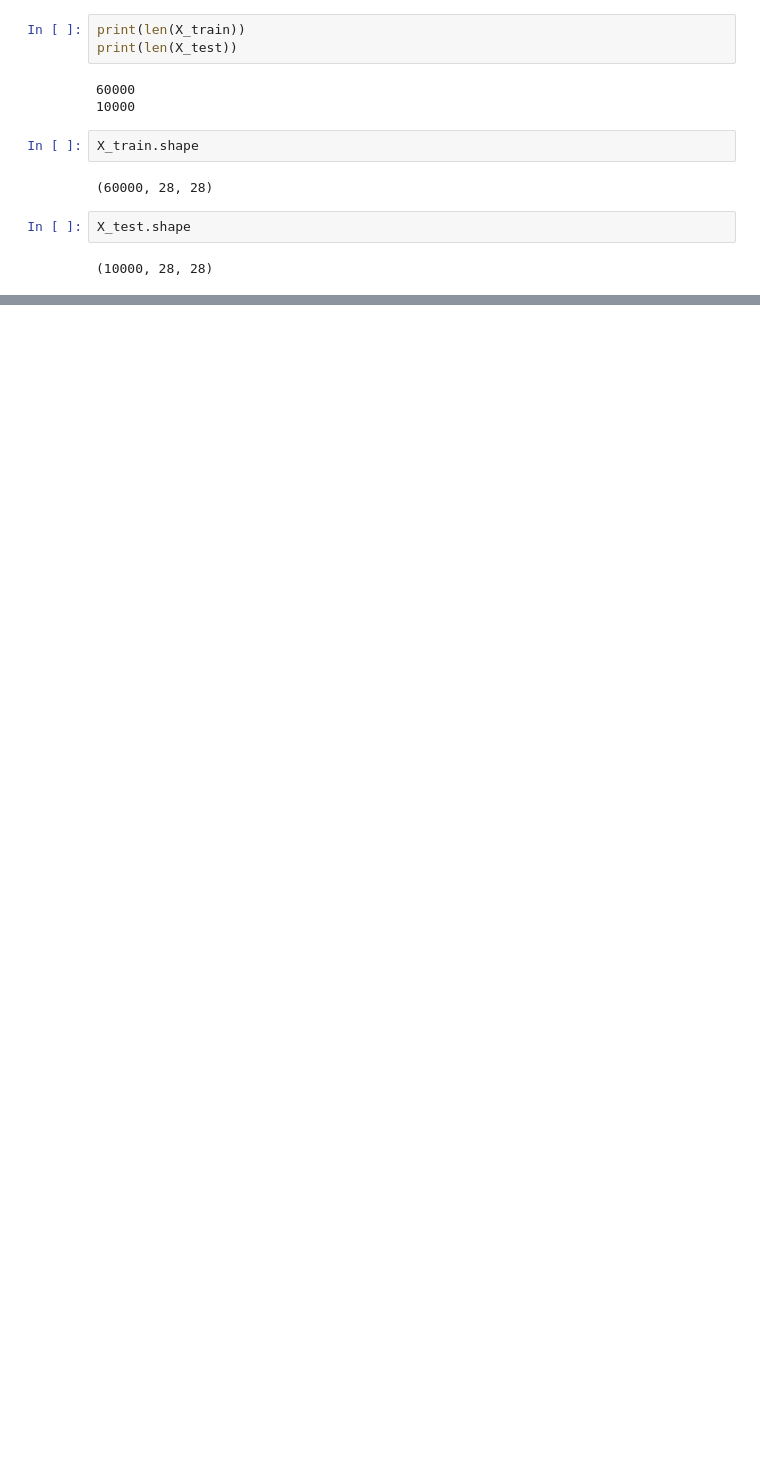
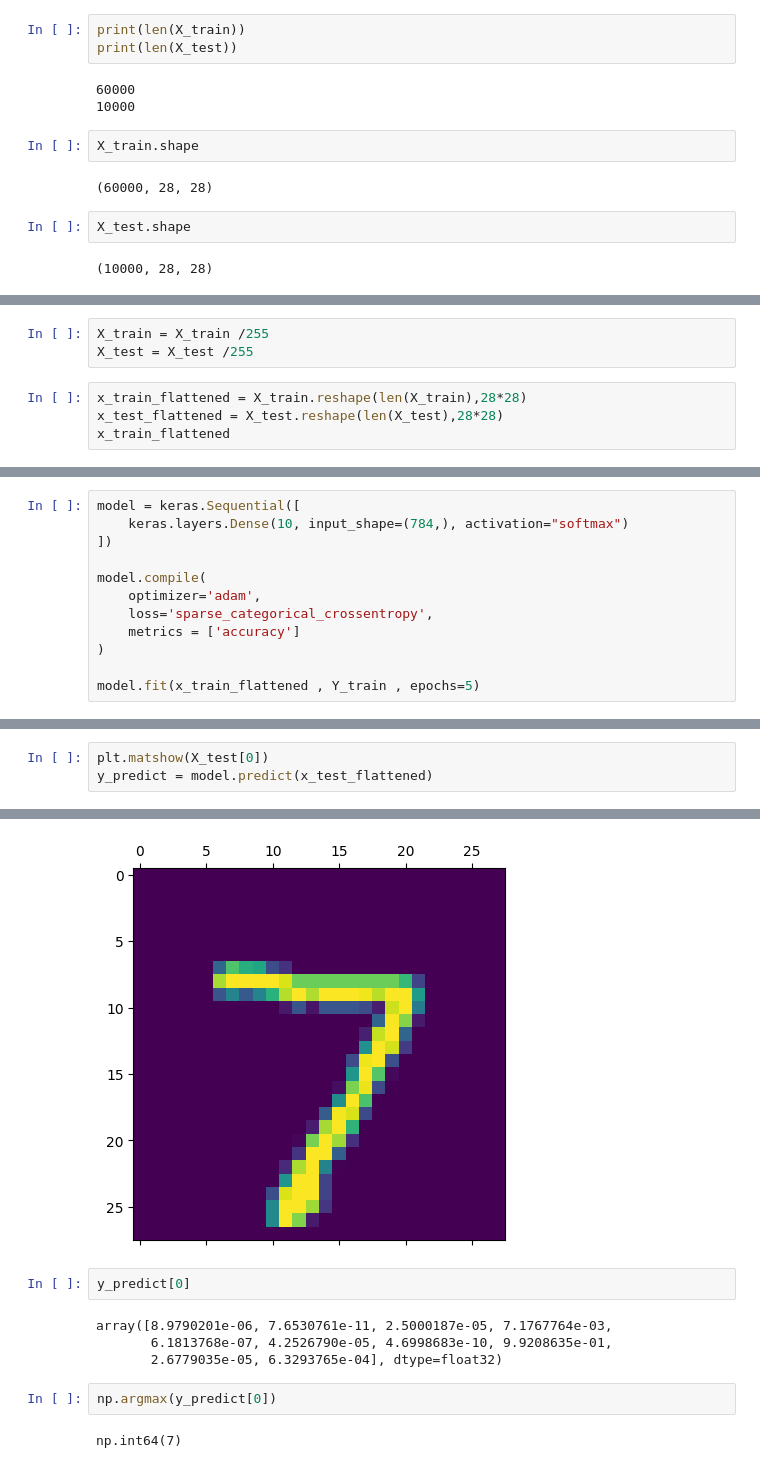
Before and after one commit to Ddasunsandeepa/DeepLearning-with-Tensorflow, a Jupyter notebook: Handwritten_Digits_Classification_DeepLearning_.ipynb, the cells around one changed output, grey strips where cells are left out. Drawn from its saved outputs; the diff is of its cells as text; blank space fills up the shorter version.

```diff
--- a/Handwritten_Digits_Classification_DeepLearning_.ipynb
+++ b/Handwritten_Digits_Classification_DeepLearning_.ipynb
@@ -27,0 +66,7 @@ X_test.shape
+# %%
+X_train = X_train /255
+X_test = X_test /255
+# %%
+x_train_flattened = X_train.reshape(len(X_train),28*28)
+x_test_flattened = X_test.reshape(len(X_test),28*28)
+x_train_flattened
@@ -27,0 +85,12 @@ X_test.shape
+# %%
+model = keras.Sequential([
+    keras.layers.Dense(10, input_shape=(784,), activation="softmax")
+])
+
+model.compile(
+    optimizer='adam',
+    loss='sparse_categorical_crossentropy',
+    metrics = ['accuracy']
+)
+
+model.fit(x_train_flattened , Y_train , epochs=5)
@@ -27,0 +114,4 @@ X_test.shape
+# %%
+plt.matshow(X_test[0])
+y_predict = model.predict(x_test_flattened)
+# %% [output]
@@ -27,0 +119,11 @@ X_test.shape
+[figure, added]
+# %%
+y_predict[0]
+# %% [output]
+array([8.9790201e-06, 7.6530761e-11, 2.5000187e-05, 7.1767764e-03,
+       6.1813768e-07, 4.2526790e-05, 4.6998683e-10, 9.9208635e-01,
+       2.6779035e-05, 6.3293765e-04], dtype=float32)
+# %%
+np.argmax(y_predict[0])
+# %% [output]
+np.int64(7)
```
Also changed, not shown: parts of 14 cells of this notebook.
